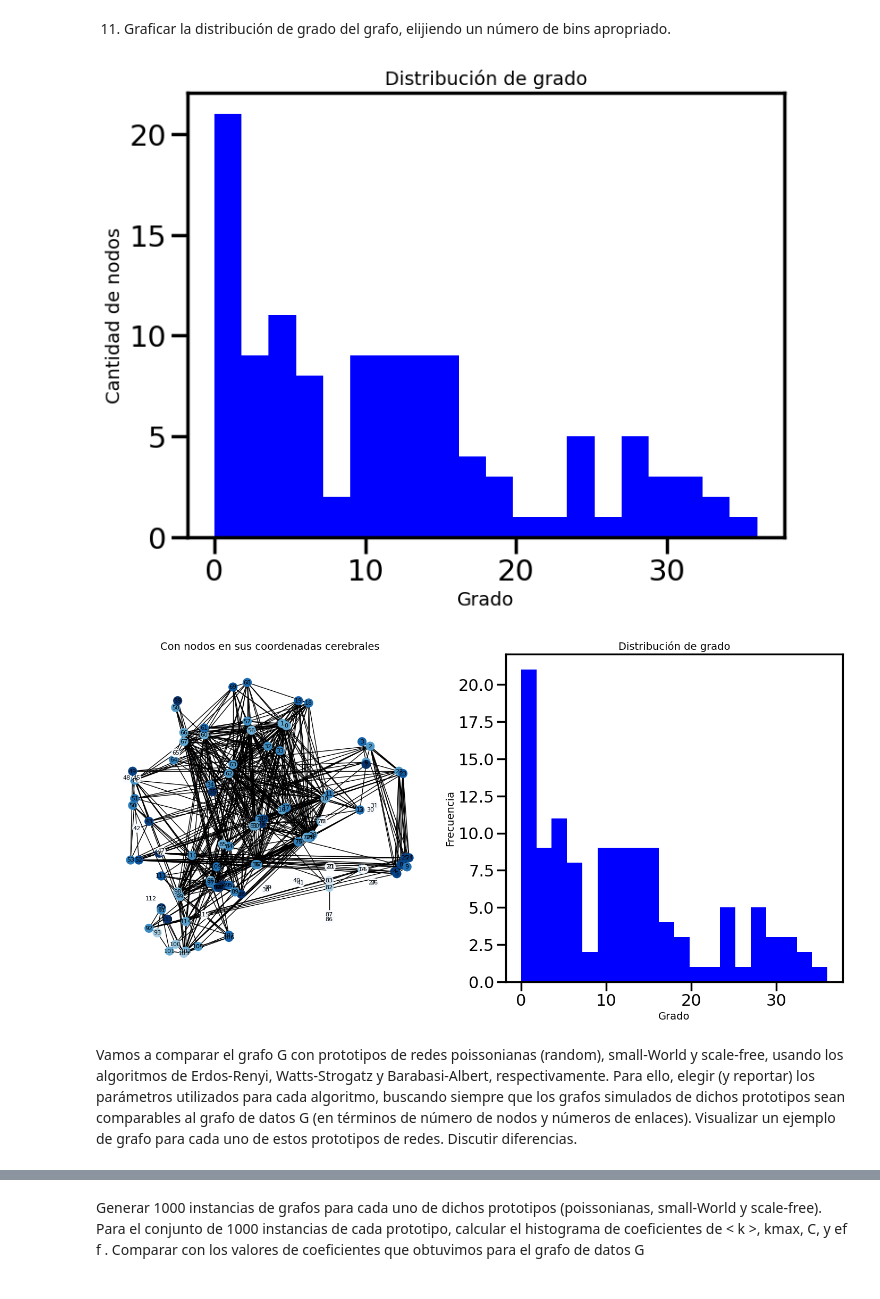
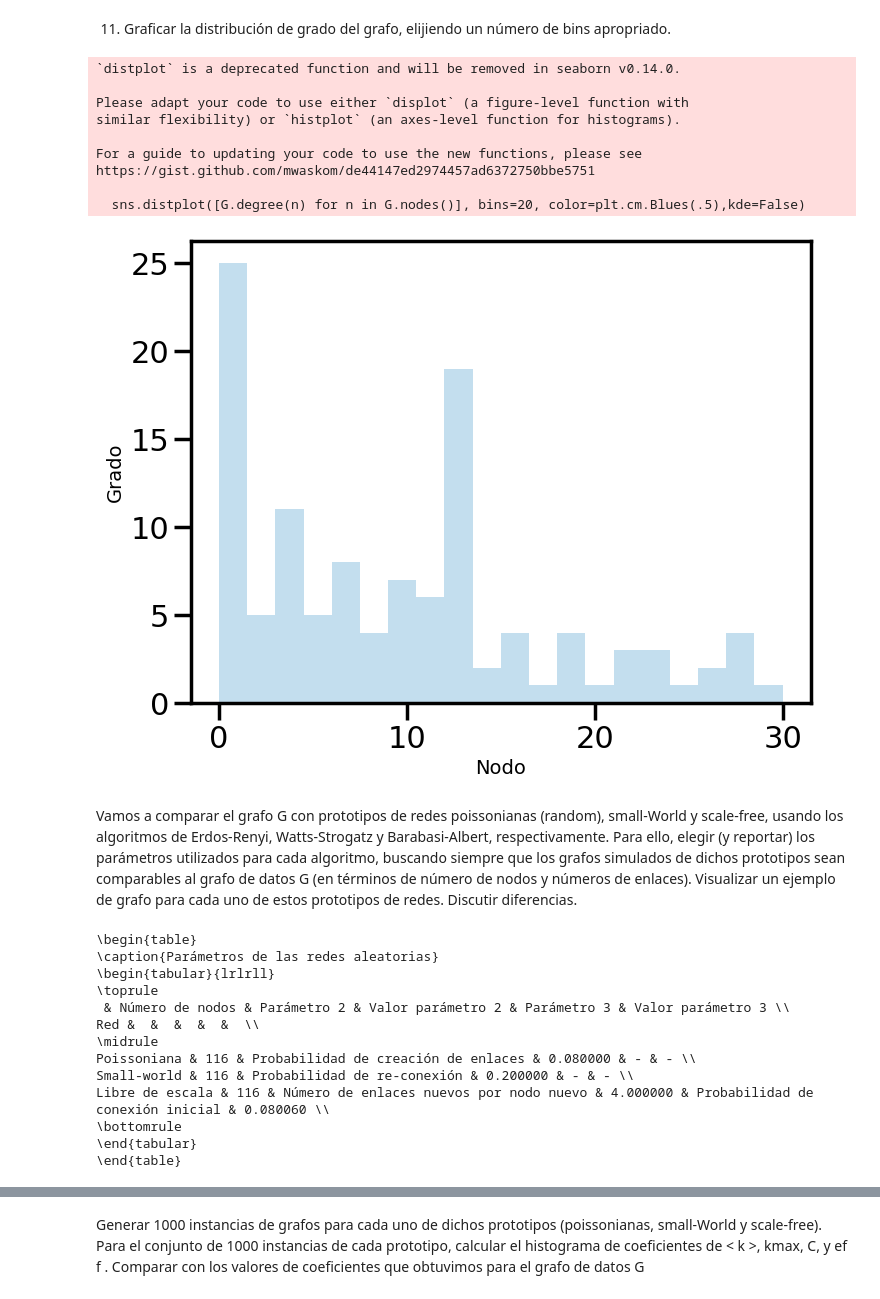
Before and after one commit to josesg998/dmecyt, a Jupyter notebook: preTP2/preTP2.ipynb, the cells around one changed output, grey strips where cells are left out. Drawn from its saved outputs; the diff is of its cells as text; code cells hidden in the pictures.

```diff
--- a/preTP2/preTP2.ipynb
+++ b/preTP2/preTP2.ipynb
@@ -82,7 +81,7 @@ def density_to_th(W, d):
     c = sorted(np.array(list(W[tril_idx].reshape(-1))), reverse=True)
     return c[int((len(c)-1)*d)]
 # %%
-densidad=0.1 # comparemos ambos estados con una densidad de enlaces de 10%
+densidad=0.08 # comparemos ambos estados con una densidad de enlaces de 10%
 
 thWake=density_to_th(matAdyacPesada, densidad)
 matAdyacNoPesada = matAdyacPesada>=thWake
@@ -187,33 +283,23 @@ nx.draw(G, pos=layout, node_color=list(C.values()), with_labels=True,
 11. Graﬁcar la distribución de grado del grafo, elijiendo un número de bins apropriado.
 # %%
 # Graﬁcar la distribución de grado del grafo, elijiendo un número de bins apropriado
-plt.figure(figsize=(8,6))
-plt.title('Distribución de grado', fontsize=14)
 # hacer un histograma con el grado de cada nodo
-plt.hist([G.degree(n) for n in G.nodes()], bins=20, color='b')
-plt.xlabel('Grado', fontsize=14)
-plt.ylabel('Cantidad de nodos', fontsize=14);
+# plotear lo mismo en seaborn
+sns.distplot([G.degree(n) for n in G.nodes()], bins=20, color=plt.cm.Blues(.5),kde=False)
+plt.xlabel('Nodo', fontsize=14)
+plt.ylabel('Grado', fontsize=14)
+plt.savefig('proyecto_latex/imagenes/3_Sujeto2W.png');
 # %% [output]
+`distplot` is a deprecated function and will be removed in seaborn v0.14.0.
+
+Please adapt your code to use either `displot` (a figure-level function with
+similar flexibility) or `histplot` (an axes-level function for histograms).
+
+For a guide to updating your code to use the new functions, please see
+https://gist.github.com/mwaskom/de44147ed2974457ad6372750bbe5751
+
+  sns.distplot([G.degree(n) for n in G.nodes()], bins=20, color=plt.cm.Blues(.5),kde=False)
-[figure, old version]
+[figure, new version]
-# %%
-# combinar los dos gráficos de arriba
-fig, axs = plt.subplots(1,2,figsize=(18,8))
-plt.sca(axs[0])
-plt.title('Con nodos en sus coordenadas cerebrales', fontsize=14)
-# hacer nx.draw con el color de cada nodo según "clustering"
-nx.draw(G, pos=layout, node_color=list(C.values()), with_labels=True,
-        node_size=150, cmap=plt.cm.Blues,
-        linewidths=.1, font_size=8)
-plt.sca(axs[1])
-plt.title('Distribución de grado', fontsize=14)
-# hacer un histograma con el grado de cada nodo
-plt.hist([G.degree(n) for n in G.nodes()], bins=20, color='b')
-plt.xlabel('Grado', fontsize=14)
-plt.ylabel('Frecuencia', fontsize=14)
-# plt.suptitle('Grafo del sujeto 2 despierto (W)');
-plt.savefig('proyecto_latex/imagenes/2_Sujeto2W.png')
-# %% [output]
-[figure, removed]
 # %% [markdown]
 Vamos a comparar el grafo G con prototipos de redes poissonianas (random), small-World y scale-free, usando los algoritmos de Erdos-Renyi, Watts-Strogatz y Barabasi-Albert, respectivamente. Para ello, elegir (y reportar) los parámetros utilizados para cada algoritmo, buscando siempre que los grafos simulados de dichos prototipos sean comparables al grafo de datos G (en términos de número de nodos y números de enlaces). Visualizar un ejemplo de grafo para cada uno de estos prototipos de redes. Discutir diferencias.
 # %%
@@ -225,0 +312,23 @@ G_scale_free = nx.barabasi_albert_graph(n, int(K/2))
+# %%
+print(pd.DataFrame({'Red':['Poissoniana','Small-world','Libre de escala'],
+              'Número de nodos':116,
+              'Parámetro 2':['Probabilidad de creación de enlaces',
+                             'Probabilidad de re-conexión',
+                             'Número de enlaces nuevos por nodo nuevo'],
+              'Valor parámetro 2':[.08,0.2,int(K/2)],
+              'Parámetro 3':['-','-','Probabilidad de conexión inicial'],
+              'Valor parámetro 3':['-','-',K/(n-1)]}).set_index('Red').to_latex(index=True,caption='Parámetros de las redes aleatorias'))
+# %% [output]
+\begin{table}
+\caption{Parámetros de las redes aleatorias}
+\begin{tabular}{lrlrll}
+\toprule
+ & Número de nodos & Parámetro 2 & Valor parámetro 2 & Parámetro 3 & Valor parámetro 3 \\
+Red &  &  &  &  &  \\
+\midrule
+Poissoniana & 116 & Probabilidad de creación de enlaces & 0.080000 & - & - \\
+Small-world & 116 & Probabilidad de re-conexión & 0.200000 & - & - \\
+Libre de escala & 116 & Número de enlaces nuevos por nodo nuevo & 4.000000 & Probabilidad de conexión inicial & 0.080060 \\
+\bottomrule
+\end{tabular}
+\end{table}
```
Also changed, not shown: parts of 23 cells of this notebook, 6 other files.
